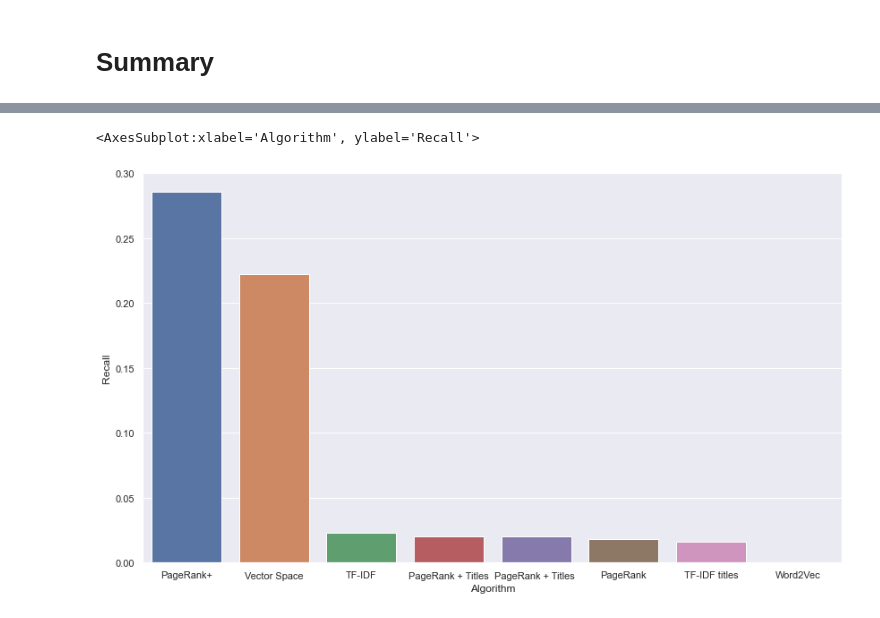
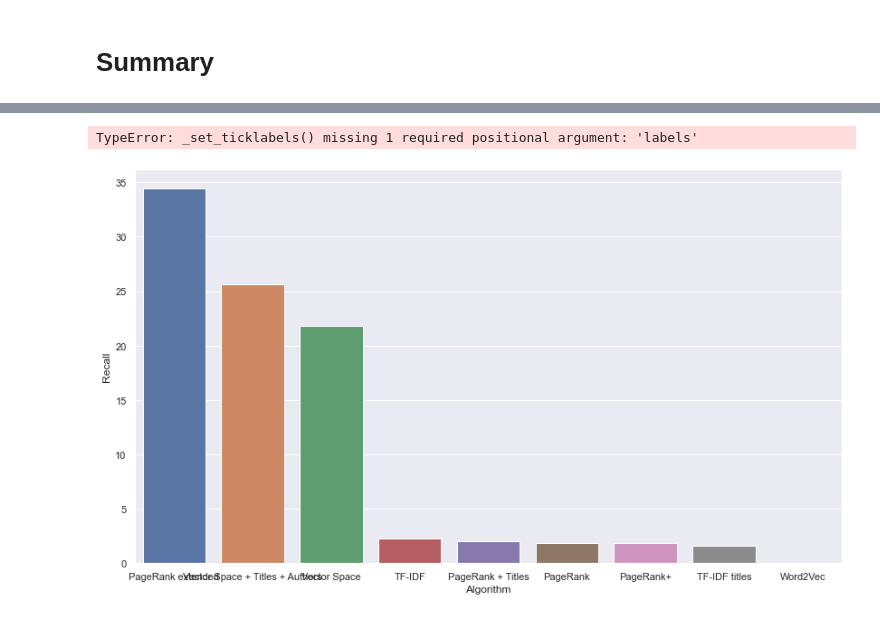
Before and after one commit to clementbernardd/LOG6308, a Jupyter notebook: TP2/TP2_groupe7.ipynb, the cells around one changed output, grey strips where cells are left out. Cells and saved outputs as stored; diff of their text form; code cells hidden in the pictures.

```diff
--- a/TP2/TP2_groupe7.ipynb
+++ b/TP2/TP2_groupe7.ipynb
@@ -933,0 +1014,4 @@ score_models['PageRank + Titles']
+# %%
+args = get_tf_idf_titles_authors()
+# %%
+score_models['Vector Space + Titles + Authors'] = get_recall(fn_recommendations_vector_authors_titles, args)
@@ -933,0 +1024,2 @@ score_models['PageRank + Titles']
+# %%
+score_models['PageRank extended'] = get_recall(fn_recommendations_page_rank_extended)
@@ -937,7 +1033,7 @@ score_models['PageRank + Titles']
 def get_summary(score_models,order = True) :
     ''' Return a DataFrame with the summary of the results '''
     if order :
-        score_models = {key : -value for key,value in zip(list(score_models.keys()), list(score_models.values()))}
+        score_models = {key : -100 * value for key,value in zip(list(score_models.keys()), list(score_models.values()))}
         score_models = {key: value for key, value in sorted(score_models.items(), key=lambda item: item[1])}
         score_models = {key : -value for key,value in zip(list(score_models.keys()), list(score_models.values()))}
     to_df = {'Algorithm' : list(score_models.keys()) , 'Recall' : list(score_models.values())}
@@ -960,10 +1057,11 @@ df
 # %%
 sns.set(rc={'figure.figsize':(14,8)})
-sns.barplot(data = df
+g = sns.barplot(data = df
           ,x = 'Algorithm'
           ,y = 'Recall'
           ,ci = None
           )
+g.set_xticklabels(rotation=30)
 # %% [output]
-<AxesSubplot:xlabel='Algorithm', ylabel='Recall'>
+TypeError: _set_ticklabels() missing 1 required positional argument: 'labels'
-[figure, old version]
+[figure, new version]
```
Also changed, not shown: parts of 26 cells of this notebook.
